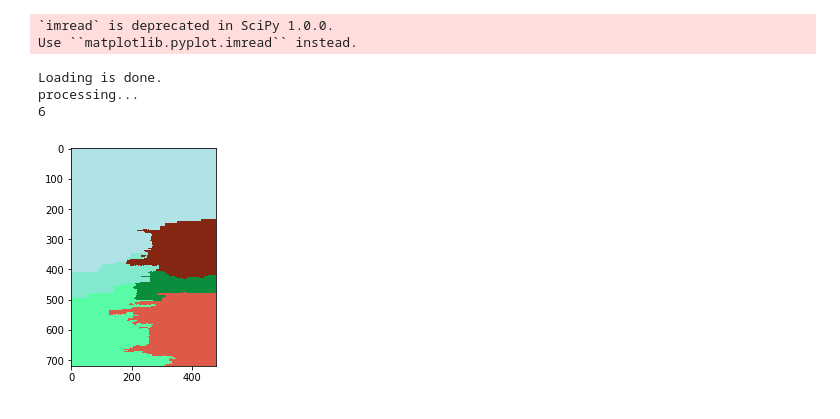
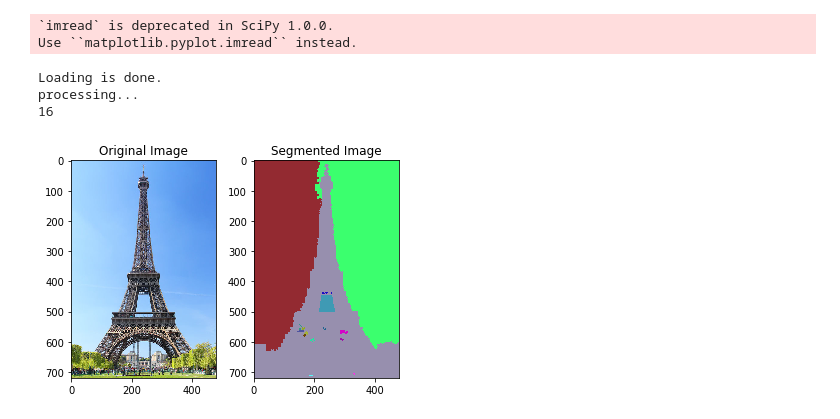
Before and after one commit to Puneet2000/DL-Models, a Jupyter notebook: segmentation.ipynb, the cells around one changed output. Cells and saved outputs as stored; diff of their text form; code cells hidden in the pictures.

Commit message:
Segmentation

```diff
--- a/segmentation.ipynb
+++ b/segmentation.ipynb
@@ -42,9 +43,9 @@ class universe:
 # %%
 # segment graph
 def segment_graph(edges,num_edges,num_vertices,thres):
-    sorted(edges, key=lambda x: x[2])
+    edges = sorted(edges, key=lambda x: x[2])
     u = universe(num_vertices)
-    thresholds = np.zeros(num_vertices)
+    thresholds = np.zeros(num_vertices,dtype=float)
     for i in range(num_vertices):
         thresholds[i] = get_threshold(1,thres)
     for i in range(num_edges):
@@ -52,7 +53,7 @@ def segment_graph(edges,num_edges,num_vertices,thres):
         a = u.find(vi)
         b = u.find(vj)
         if a!=b:
-            if w < thresholds[a] and w <thresholds[b]:
+            if w <=thresholds[a] and w <=thresholds[b]:
                 u.join(a,b)
                 a = u.find(a)
                 thresholds[a] = w + get_threshold(u.size(a),thres)
@@ -145,38 +146,44 @@ def segment(in_image, sigma, k, min_size):
                 num += 1
     u = segment_graph(edges,num,width * height, k)
 
-    for i in range(num):
-        vi,vj,w = edges[i]
+    for edge in edges:
+        vi,vj,w = edge
         a = u.find(vi)
         b = u.find(vj)
         if (a != b) and ((u.size(a) < min_size) or (u.size(b) < min_size)):
             u.join(a, b)
 
     num_cc = u.num_sets()
     print(num_cc)
     output = np.zeros(shape=(height, width, 3))
     colors = np.zeros(shape=(height * width, 3))
     for i in range(height * width):
         colors[i, :] = random_rgb()
 
     for y in range(height):
         for x in range(width):
             comp = u.find(y * width + x)
             output[y, x, :] = colors[comp, :]
+    fig = plt.figure()
+    a = fig.add_subplot(1, 2, 1)
+    plt.imshow(np.uint8(in_image))
+    a.set_title('Original Image')
+    a = fig.add_subplot(1, 2, 2)
     plt.imshow(np.uint8(output))
+    a.set_title('Segmented Image')
     plt.show()
 
 
 if __name__ == "__main__":
     input_path = "data/paris.jpg"
-    input_image = ndimage.imread(input_path, flatten=False, mode=None)
+    input_image = ndimage.imread(input_path)
     print("Loading is done.")
     print("processing...")
-segment(input_image, 0.5, 300, 10000)
+segment(input_image, 0.42, 500, 50)
 # %% [output]
 `imread` is deprecated in SciPy 1.0.0.
 Use ``matplotlib.pyplot.imread`` instead.
 Loading is done.
 processing...
-6
+16
-[figure, old version]
+[figure, new version]
```
Also changed, not shown: parts of 2 cells of this notebook, 8 other files.
